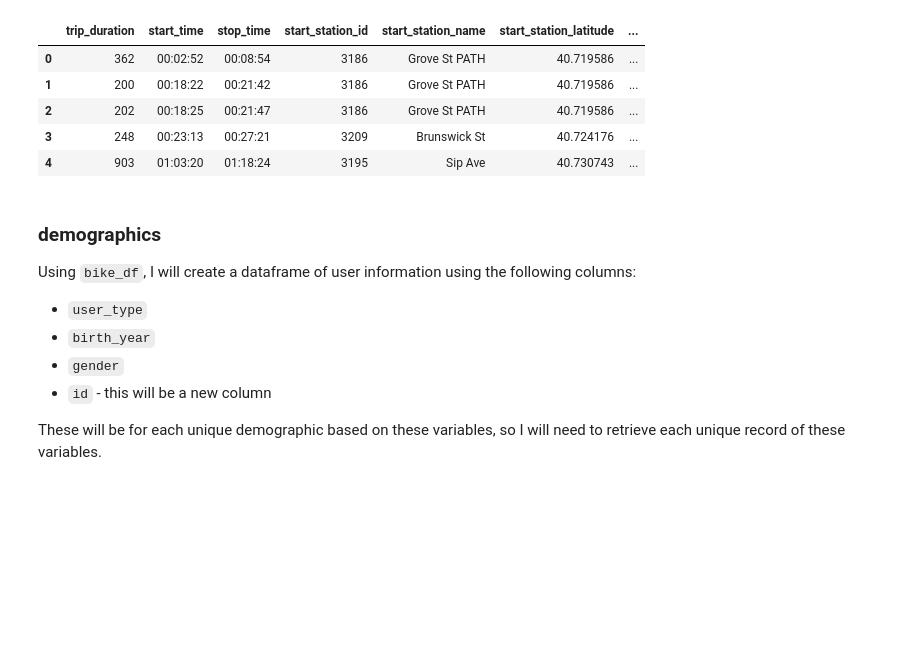
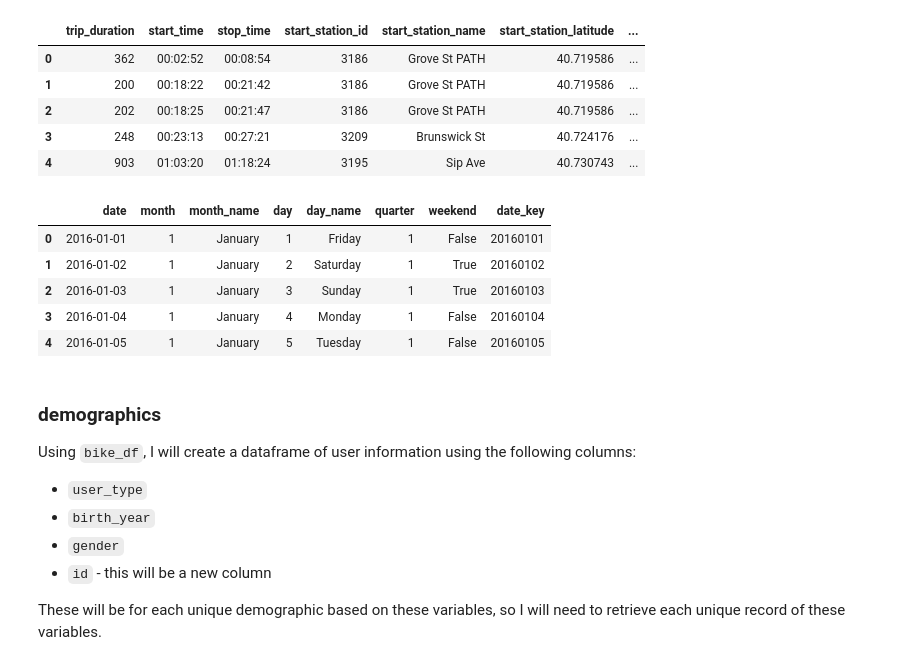
Before and after one commit to charliemarshall1996/bike-rental-data-management, a Jupyter notebook: bike_rental_data_management.ipynb, the cells around one changed output. Saved outputs shown, nothing was run; the diff lists cells and outputs as text; code cells hidden in the pictures; blank space fills up the shorter version.

```diff
--- a/bike_rental_data_management.ipynb
+++ b/bike_rental_data_management.ipynb
@@ -871,6 +879,20 @@ bike_df.head()
 | 2 | 202 | 00:18:25 | 00:21:47 | 3186 | Grove St PATH | 40.719586 | ... |
 | 3 | 248 | 00:23:13 | 00:27:21 | 3209 | Brunswick St | 40.724176 | ... |
 | 4 | 903 | 01:03:20 | 01:18:24 | 3195 | Sip Ave | 40.730743 | ... |
+# %%
+dates_df['date_key'] = dates_df['date'].apply(lambda x: int(x.strftime('%Y%m%d')))
+weather_df['date_key'] = weather_df['date'].apply(lambda x: int(x.strftime('%Y%m%d')))
+bike_df['date_key'] = bike_df['start_date'].apply(lambda x: int(x.strftime('%Y%m%d')))
+
+# take a look at the head and tail of the date table
+dates_df.head()
+# %% [output]
+|  | date | month | month_name | day | day_name | quarter | weekend | date_key |
+| 0 | 2016-01-01 | 1 | January | 1 | Friday | 1 | False | 20160101 |
+| 1 | 2016-01-02 | 1 | January | 2 | Saturday | 1 | True | 20160102 |
+| 2 | 2016-01-03 | 1 | January | 3 | Sunday | 1 | True | 20160103 |
+| 3 | 2016-01-04 | 1 | January | 4 | Monday | 1 | False | 20160104 |
+| 4 | 2016-01-05 | 1 | January | 5 | Tuesday | 1 | False | 20160105 |
 # %% [markdown]
 ### demographics
 
```
Also changed, not shown: parts of 5 cells of this notebook, 3 other files.
